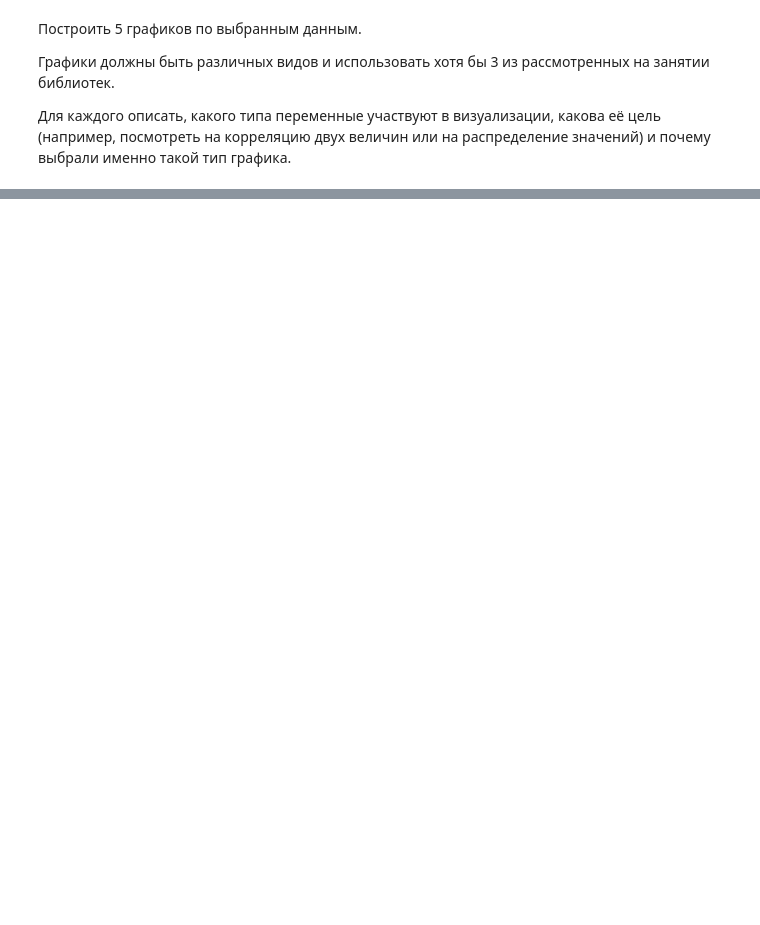
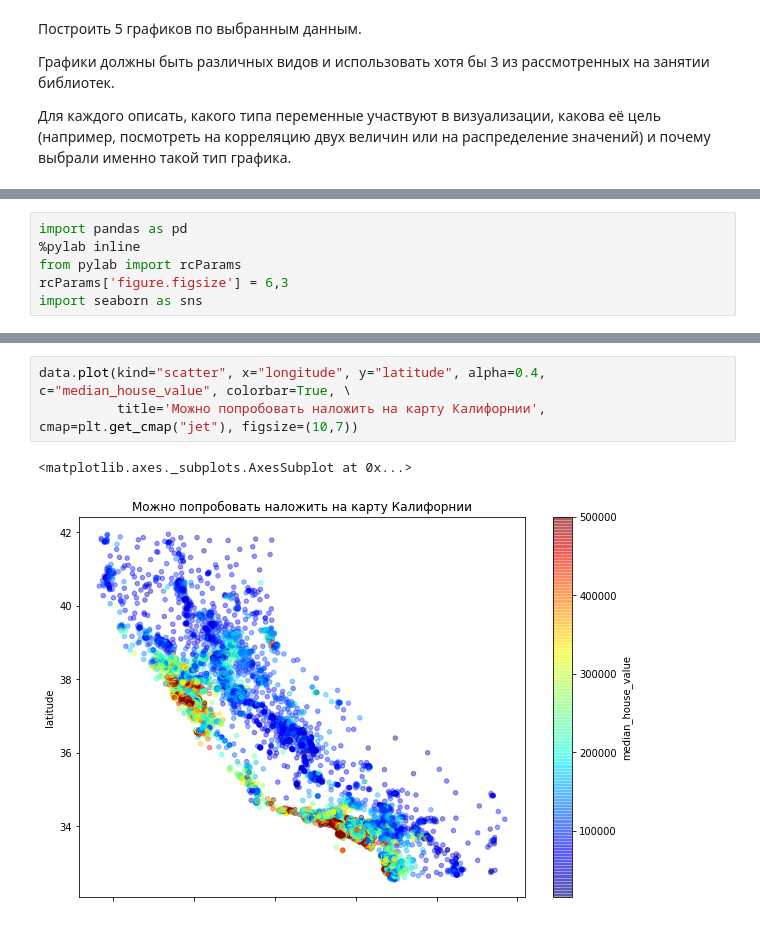
Before and after one commit to vlad-korotych/ml-homework, a Jupyter notebook: hw1.ipynb, the cells around one changed output, grey strips where cells are left out. Saved outputs shown, nothing was run; the diff lists cells and outputs as text; blank space fills up the shorter version.

```diff
--- a/hw1.ipynb
+++ b/hw1.ipynb
@@ -8,0 +7,6 @@ import pandas as pd
+# %%
+import pandas as pd
+%pylab inline
+from pylab import rcParams
+rcParams['figure.figsize'] = 6,3
+import seaborn as sns
@@ -43,0 +50,6 @@ data.head()
+# %%
+data.plot(kind="scatter", x="longitude", y="latitude", alpha=0.4, c="median_house_value", colorbar=True, \
+          title='Можно попробовать наложить на карту Калифорнии', cmap=plt.get_cmap("jet"), figsize=(10,7))
+# %% [output]
+<matplotlib.axes._subplots.AxesSubplot at 0x...>
+[figure, added]
```
Also changed, not shown: parts of 9 cells of this notebook, 1 other file.
